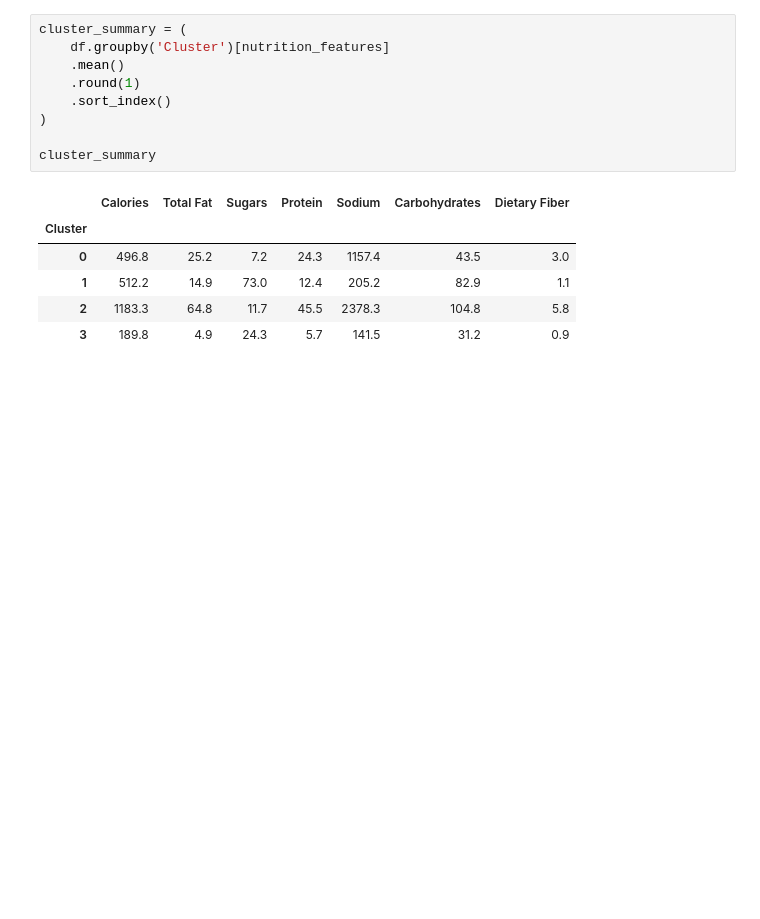
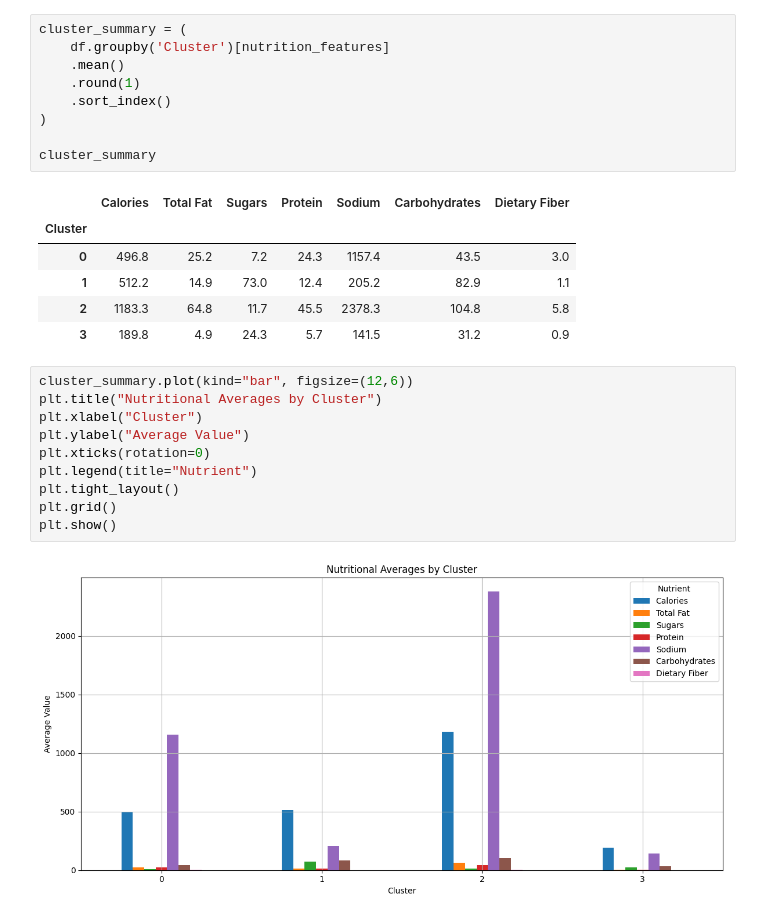
Before and after one commit to lexinlevan1/NutritionFactsClusterAnalysis, a Jupyter notebook: analysis.ipynb, the cells around one changed output. Drawn from its saved outputs; the diff is of its cells as text; blank space fills up the shorter version.

Commit message:
Average by Cluster Val

```diff
--- a/analysis.ipynb
+++ b/analysis.ipynb
@@ -129,3 +129,15 @@ cluster_summary
 | 1 | 512.2 | 14.9 | 73.0 | 12.4 | 205.2 | 82.9 | 1.1 |
 | 2 | 1183.3 | 64.8 | 11.7 | 45.5 | 2378.3 | 104.8 | 5.8 |
 | 3 | 189.8 | 4.9 | 24.3 | 5.7 | 141.5 | 31.2 | 0.9 |
+# %%
+cluster_summary.plot(kind="bar", figsize=(12,6))
+plt.title("Nutritional Averages by Cluster")
+plt.xlabel("Cluster")
+plt.ylabel("Average Value")
+plt.xticks(rotation=0)
+plt.legend(title="Nutrient")
+plt.tight_layout()
+plt.grid()
+plt.show()
+# %% [output]
+[figure, added]
```
